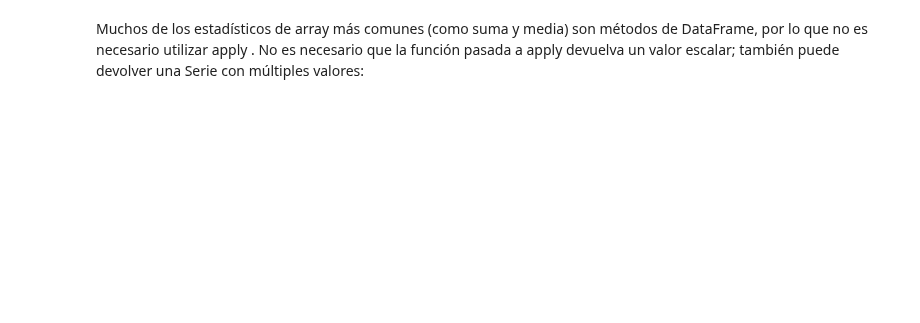
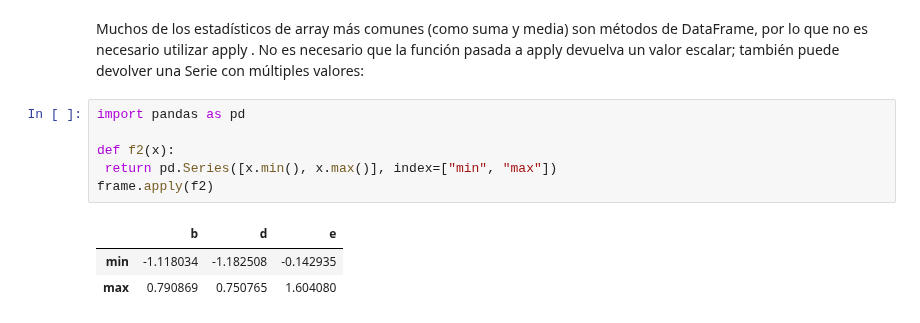
Before and after one commit to mizos0512/RPython, a Jupyter notebook: Notebooks/Clases/Practica36-pendiente.ipynb, the cells around one changed output. Drawn from its saved outputs; the diff is of its cells as text; blank space fills up the shorter version.

```diff
--- a/Notebooks/Clases/Practica36-pendiente.ipynb
+++ b/Notebooks/Clases/Practica36-pendiente.ipynb
@@ -372,3 +314,13 @@ frame.apply(f1, axis="columns")
 # %% [markdown]
 Muchos de los estadísticos de array más comunes (como suma y media) son métodos de DataFrame, por lo que no es necesario utilizar apply . No es necesario que la función
 pasada a apply devuelva un valor escalar; también puede devolver una Serie con múltiples valores:
+# %%
+import pandas as pd
+
+def f2(x):
+ return pd.Series([x.min(), x.max()], index=["min", "max"])
+frame.apply(f2)
+# %% [output]
+|  | b | d | e |
+| min | -1.118034 | -1.182508 | -0.142935 |
+| max | 0.790869 | 0.750765 | 1.604080 |
```
Also changed, not shown: parts of 112 cells of this notebook, 2 other files.
